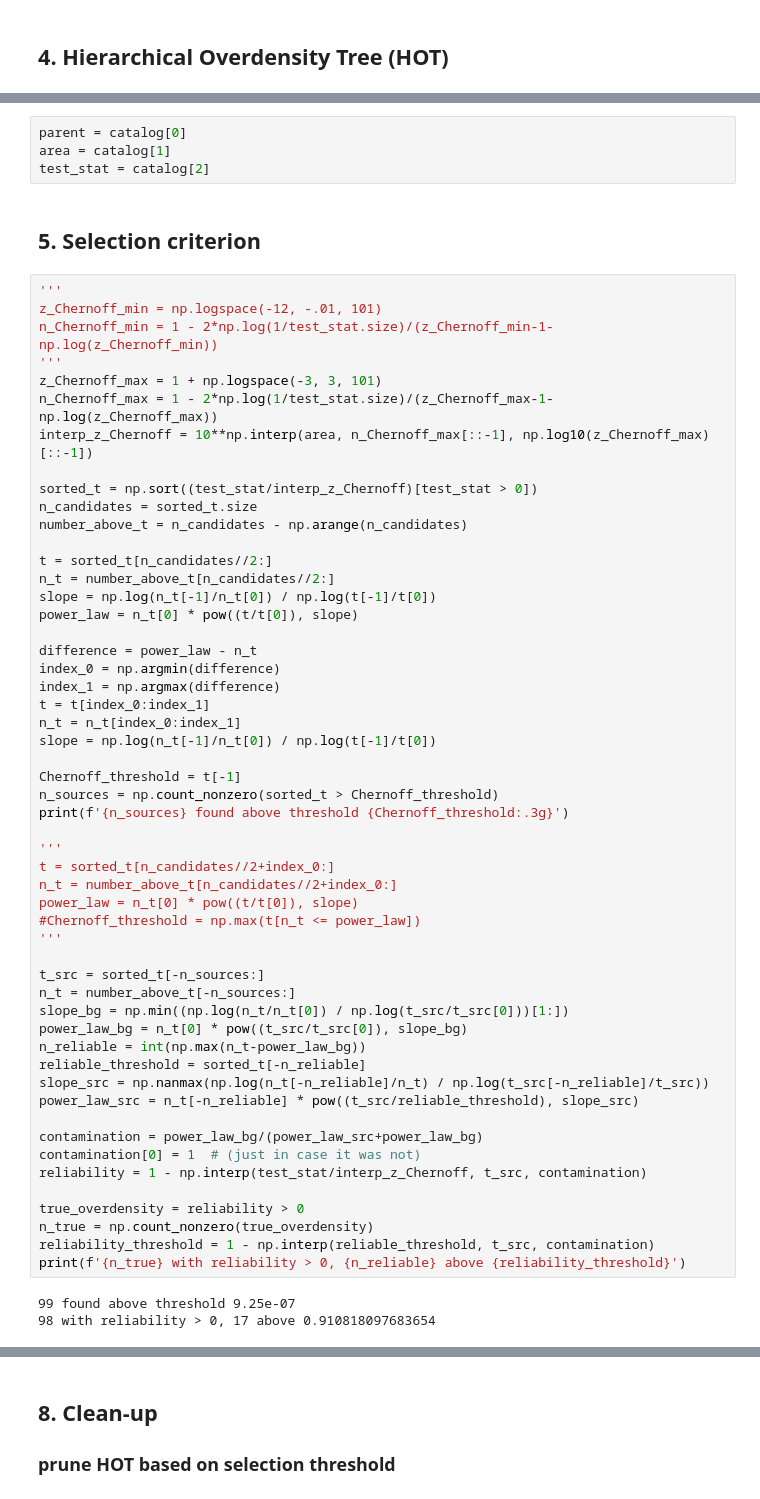
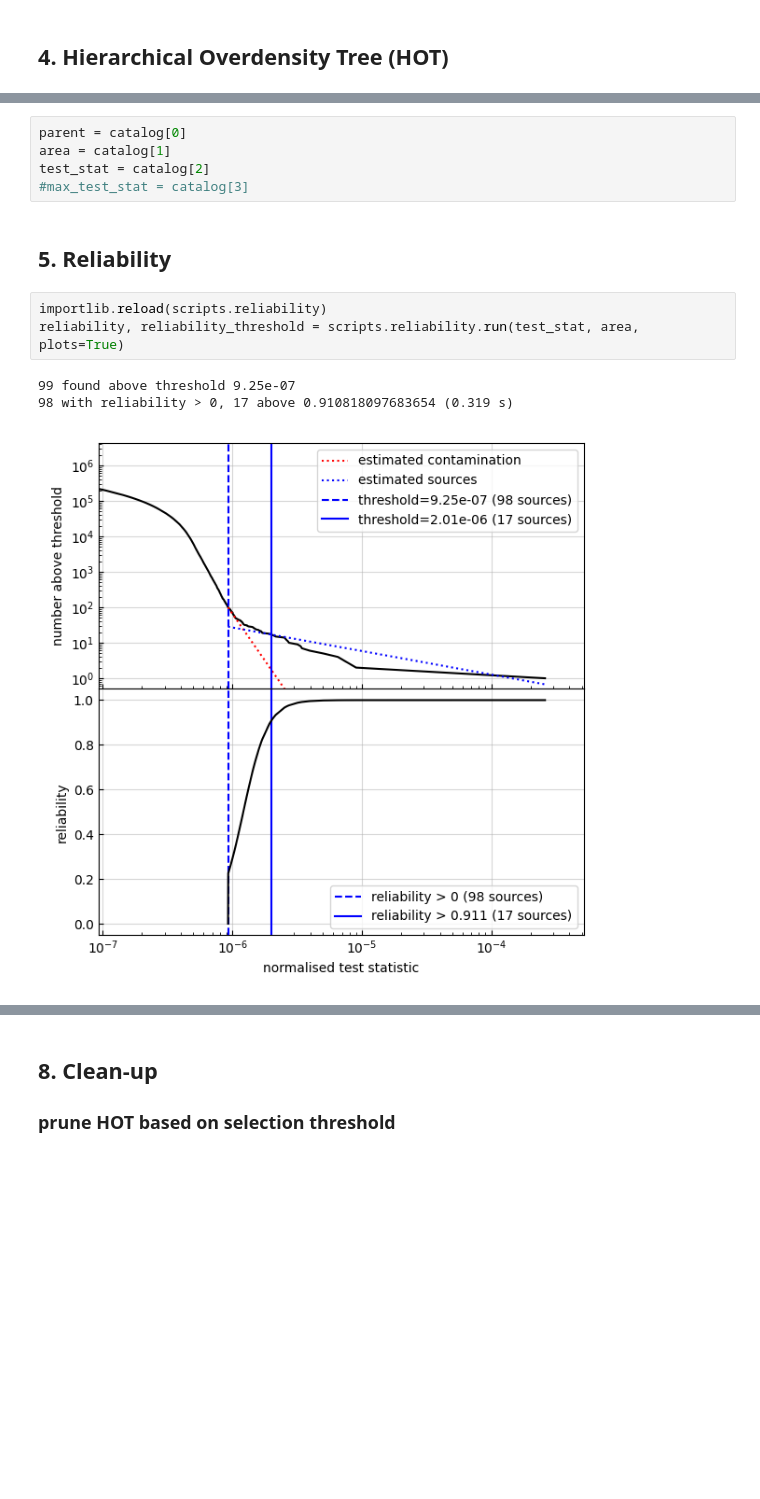
Before and after one commit to paranoya/image-processing, a Jupyter notebook: HOT.ipynb, the cells around one changed output, grey strips where cells are left out. Cells and saved outputs as stored; diff of their text form; blank space fills up the shorter version.

```diff
--- a/HOT.ipynb
+++ b/HOT.ipynb
@@ -48,61 +48,13 @@ HOT: 2774391 overdensities found, 189734400 "pixels" (100%), 1 independent regio
 parent = catalog[0]
 area = catalog[1]
 test_stat = catalog[2]
+#max_test_stat = catalog[3]
 # %% [markdown]
-## 5. Selection criterion
+## 5. Reliability
 # %%
-'''
-z_Chernoff_min = np.logspace(-12, -.01, 101)
-n_Chernoff_min = 1 - 2*np.log(1/test_stat.size)/(z_Chernoff_min-1-np.log(z_Chernoff_min))
-'''
-z_Chernoff_max = 1 + np.logspace(-3, 3, 101)
-n_Chernoff_max = 1 - 2*np.log(1/test_stat.size)/(z_Chernoff_max-1-np.log(z_Chernoff_max))
-interp_z_Chernoff = 10**np.interp(area, n_Chernoff_max[::-1], np.log10(z_Chernoff_max)[::-1])
-
-sorted_t = np.sort((test_stat/interp_z_Chernoff)[test_stat > 0])
-n_candidates = sorted_t.size
-number_above_t = n_candidates - np.arange(n_candidates)
-
-t = sorted_t[n_candidates//2:]
-n_t = number_above_t[n_candidates//2:]
-slope = np.log(n_t[-1]/n_t[0]) / np.log(t[-1]/t[0])
-power_law = n_t[0] * pow((t/t[0]), slope)
-
-difference = power_law - n_t
-index_0 = np.argmin(difference)
-index_1 = np.argmax(difference)
-t = t[index_0:index_1]
-n_t = n_t[index_0:index_1]
-slope = np.log(n_t[-1]/n_t[0]) / np.log(t[-1]/t[0])
-
-Chernoff_threshold = t[-1]
-n_sources = np.count_nonzero(sorted_t > Chernoff_threshold)
-print(f'{n_sources} found above threshold {Chernoff_threshold:.3g}')
-
-'''
-t = sorted_t[n_candidates//2+index_0:]
-n_t = number_above_t[n_candidates//2+index_0:]
-power_law = n_t[0] * pow((t/t[0]), slope)
-#Chernoff_threshold = np.max(t[n_t <= power_law])
-'''
-
-t_src = sorted_t[-n_sources:]
-n_t = number_above_t[-n_sources:]
-slope_bg = np.min((np.log(n_t/n_t[0]) / np.log(t_src/t_src[0]))[1:])
-power_law_bg = n_t[0] * pow((t_src/t_src[0]), slope_bg)
-n_reliable = int(np.max(n_t-power_law_bg))
-reliable_threshold = sorted_t[-n_reliable]
-slope_src = np.nanmax(np.log(n_t[-n_reliable]/n_t) / np.log(t_src[-n_reliable]/t_src))
-power_law_src = n_t[-n_reliable] * pow((t_src/reliable_threshold), slope_src)
-
-contamination = power_law_bg/(power_law_src+power_law_bg)
-contamination[0] = 1  # (just in case it was not)
-reliability = 1 - np.interp(test_stat/interp_z_Chernoff, t_src, contamination)
-
-true_overdensity = reliability > 0
-n_true = np.count_nonzero(true_overdensity)
-reliability_threshold = 1 - np.interp(reliable_threshold, t_src, contamination)
-print(f'{n_true} with reliability > 0, {n_reliable} above {reliability_threshold}')
+importlib.reload(scripts.reliability)
+reliability, reliability_threshold = scripts.reliability.run(test_stat, area, plots=True)
 # %% [output]
 99 found above threshold 9.25e-07
-98 with reliability > 0, 17 above 0.910818097683654
+98 with reliability > 0, 17 above 0.910818097683654 (0.319 s)
+[figure, added]
```
Also changed, not shown: parts of 14 cells of this notebook, 3 other files.
